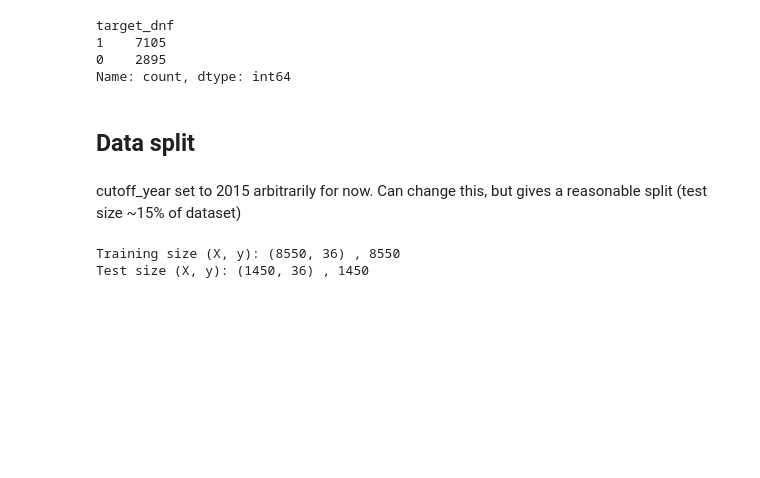
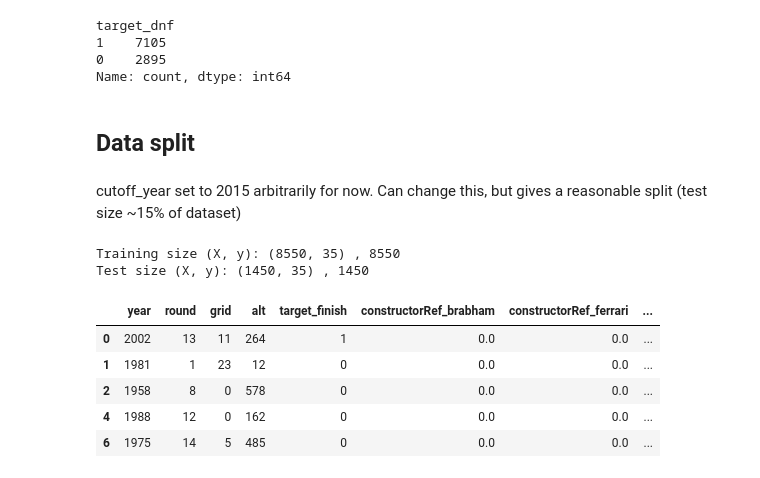
Before and after one commit to NilsHLund/f1-dnf-analysis, a Jupyter notebook: 41/code.ipynb, the cells around one changed output. Saved outputs shown, nothing was run; the diff lists cells and outputs as text; code cells hidden in the pictures; blank space fills up the shorter version.

```diff
--- a/41/code.ipynb
+++ b/41/code.ipynb
@@ -262,14 +262,25 @@ cutoff_year = 2015
 train_data = encoded_data[encoded_data['year'] <= cutoff_year].copy()
 test_data  = encoded_data[encoded_data['year'] >  cutoff_year].copy()
 
-X_train = train_data.drop(columns=['target_finish'])
-y_train = train_data['target_finish']
+X_train = train_data.drop(columns=['target_finish', 'target_dnf'])
+y_train = train_data['target_dnf']
 
-X_test  = test_data.drop(columns=['target_finish'])
-y_test  = test_data['target_finish']
+X_test  = test_data.drop(columns=['target_finish', 'target_dnf'])
+y_test  = test_data['target_dnf']
 
 print("Training size (X, y):", X_train.shape, ",", len(y_train))
 print("Test size (X, y):", X_test.shape, ",", len(y_test))
 # %% [output]
-Training size (X, y): (8550, 36) , 8550
-Test size (X, y): (1450, 36) , 1450
+Training size (X, y): (8550, 35) , 8550
+Test size (X, y): (1450, 35) , 1450
+# %%
+pd.set_option("display.max_columns", None)
+
+train_data.head()
+# %% [output]
+|  | year | round | grid | alt | target_finish | constructorRef_brabham | constructorRef_ferrari | ... |
+| 0 | 2002 | 13 | 11 | 264 | 1 | 0.0 | 0.0 | ... |
+| 1 | 1981 | 1 | 23 | 12 | 0 | 0.0 | 0.0 | ... |
+| 2 | 1958 | 8 | 0 | 578 | 0 | 0.0 | 0.0 | ... |
+| 4 | 1988 | 12 | 0 | 162 | 0 | 0.0 | 0.0 | ... |
+| 6 | 1975 | 14 | 5 | 485 | 0 | 0.0 | 0.0 | ... |
```
Also changed, not shown: parts of 12 cells of this notebook.
